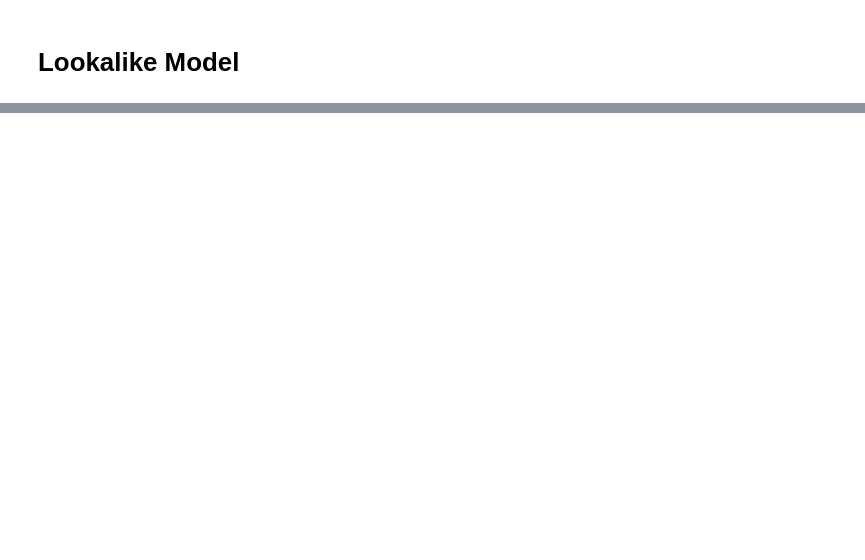
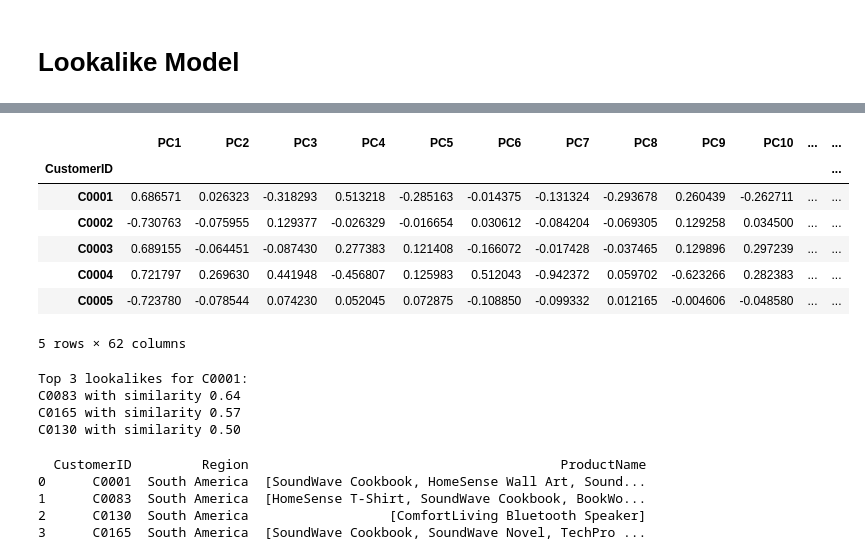
Before and after one commit to TejasShinkar12/eCommerce-Transactions-Analysis-and-Customer-Segmentation, a Jupyter notebook: notebooks/Lookalike.ipynb, the cells around one changed output, grey strips where cells are left out. Cells and saved outputs as stored; diff of their text form; code cells hidden in the pictures; blank space fills up the shorter version.

Commit message:
Primitive lookalike modeling

```diff
--- a/notebooks/Lookalike.ipynb
+++ b/notebooks/Lookalike.ipynb
@@ -192,0 +181,72 @@ rec_df.to_csv('../Reports/Lookalike.csv', index=False)
+# %%
+# creating a pca object with 5 components
+pca = PCA(n_components=62)
+
+customer_data_pca = pca.fit_transform(merged_df)
+
+# create a new dataframe from PCA dataframe
+customer_data_pca = pd.DataFrame(customer_data_pca, columns=['PC'+str(i+1) for i in range(pca.n_components_)])
+
+# adding CustomerID to new PCA dataframe
+customer_data_pca.index = merged_df.index
+# %%
+customer_data_pca.head()
+# %% [output]
+|  | PC1 | PC2 | PC3 | PC4 | PC5 | PC6 | PC7 | PC8 | PC9 | PC10 | ... | ... |
+| CustomerID |  |  |  |  |  |  |  |  |  |  |  | ... |
+| C0001 | 0.686571 | 0.026323 | -0.318293 | 0.513218 | -0.285163 | -0.014375 | -0.131324 | -0.293678 | 0.260439 | -0.262711 | ... | ... |
+| C0002 | -0.730763 | -0.075955 | 0.129377 | -0.026329 | -0.016654 | 0.030612 | -0.084204 | -0.069305 | 0.129258 | 0.034500 | ... | ... |
+| C0003 | 0.689155 | -0.064451 | -0.087430 | 0.277383 | 0.121408 | -0.166072 | -0.017428 | -0.037465 | 0.129896 | 0.297239 | ... | ... |
+| C0004 | 0.721797 | 0.269630 | 0.441948 | -0.456807 | 0.125983 | 0.512043 | -0.942372 | 0.059702 | -0.623266 | 0.282383 | ... | ... |
+| C0005 | -0.723780 | -0.078544 | 0.074230 | 0.052045 | 0.072875 | -0.108850 | -0.099332 | 0.012165 | -0.004606 | -0.048580 | ... | ... |
+5 rows × 62 columns
+# %%
+def get_top_lookalikes(customer_id, customer_data, top_n=3):
+    target_vector = customer_data.loc[customer_id].values
+    similarities = {}
+
+    for other_id in customer_data.index:
+        if other_id == customer_id:
+            continue
+        vector = customer_data.loc[other_id].values
+        sim = 1 - cosine(target_vector, vector)
+        similarities[other_id] = sim
+
+    top_lookalikes = sorted(similarities.items(), key=lambda x: x[1], reverse=True)[:top_n]
+    return top_lookalikes
+
+top3_lookalikes = get_top_lookalikes('C0001', customer_data_pca, top_n=3)
+print("Top 3 lookalikes for C0001:")
+for cust, score in top3_lookalikes:
+    print(f"{cust} with similarity {score:.2f}")
+# %% [output]
+Top 3 lookalikes for C0001:
+C0083 with similarity 0.64
+C0165 with similarity 0.57
+C0130 with similarity 0.50
+# %%
+# Define the list of customer IDs to query
+customer_ids = ['C0001', 'C0083', 'C0165', 'C0130']
+
+# Filter transactions for the selected customers
+filtered_transactions = transactions[transactions['CustomerID'].isin(customer_ids)]
+
+# Merge transactions with customers to get the region info
+merged_data = pd.merge(filtered_transactions, customers[['CustomerID', 'Region']],
+                       on='CustomerID', how='left')
+
+# Merge with products to get product details (e.g., ProductName)
+merged_data = pd.merge(merged_data, products[['ProductID', 'ProductName']],
+                       on='ProductID', how='left')
+
+# Group by CustomerID and Region, and list unique purchased products
+result = merged_data.groupby(['CustomerID', 'Region'])['ProductName'] \
+                      .apply(lambda x: list(x.unique())).reset_index()
+
+print(result)
+# %% [output]
+  CustomerID         Region                                        ProductName
+0      C0001  South America  [SoundWave Cookbook, HomeSense Wall Art, Sound...
+1      C0083  South America  [HomeSense T-Shirt, SoundWave Cookbook, BookWo...
+2      C0130  South America                  [ComfortLiving Bluetooth Speaker]
+3      C0165  South America  [SoundWave Cookbook, SoundWave Novel, TechPro ...
```
Also changed, not shown: parts of 40 cells of this notebook.
